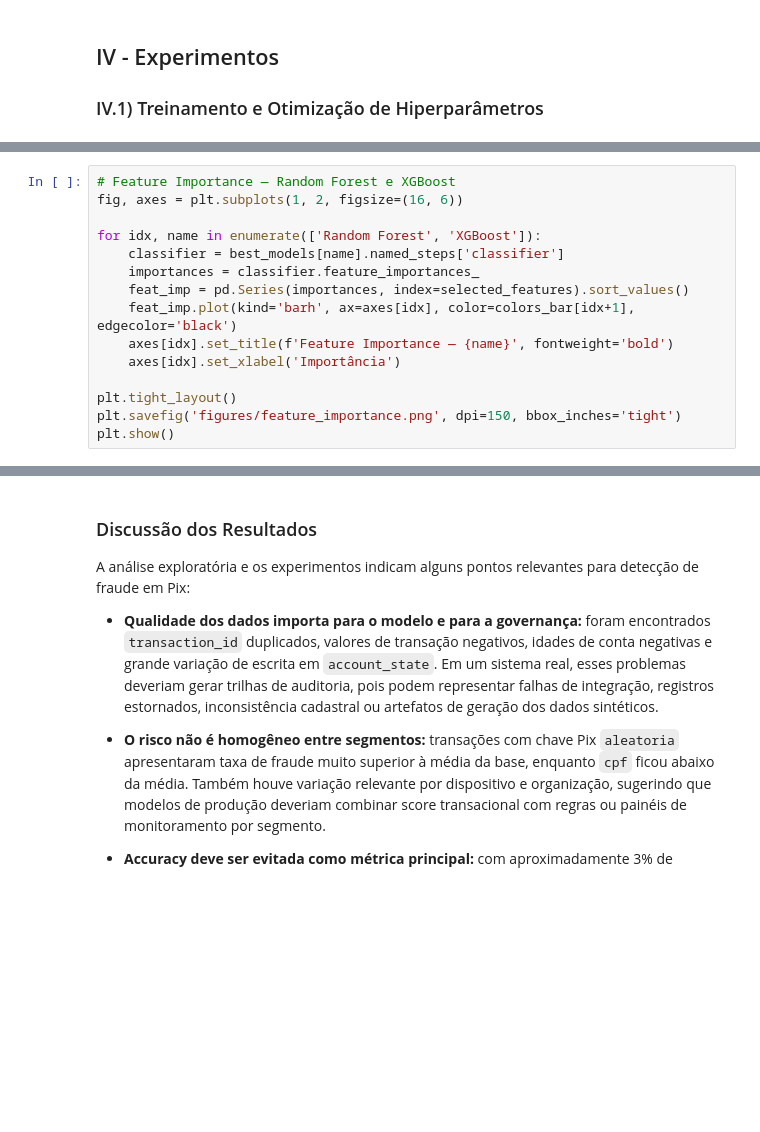
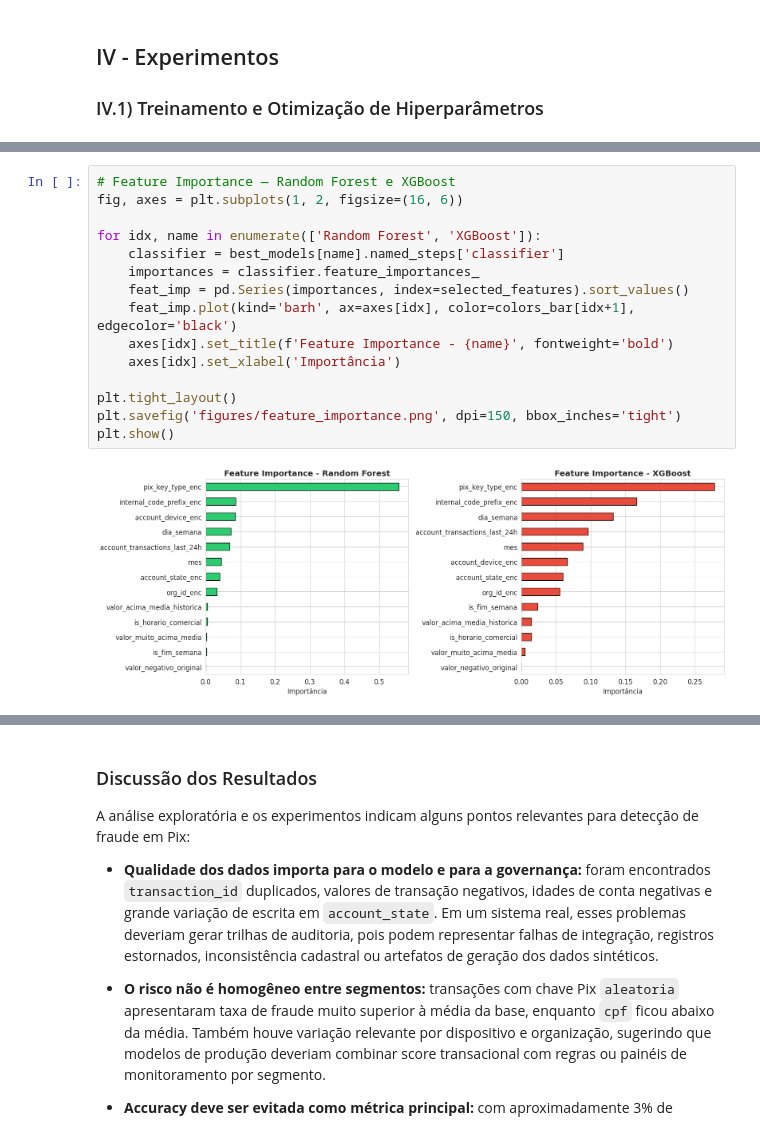
Before and after one commit to coqzieiro/ML-pix-fraud, a Jupyter notebook: projeto_deteccao_fraude_pix.ipynb, the cells around one changed output, grey strips where cells are left out. Drawn from its saved outputs; the diff is of its cells as text; blank space fills up the shorter version.

```diff
--- a/projeto_deteccao_fraude_pix.ipynb
+++ b/projeto_deteccao_fraude_pix.ipynb
@@ -785,18 +933,20 @@ plt.show()
 # %%
 # Feature Importance — Random Forest e XGBoost
 fig, axes = plt.subplots(1, 2, figsize=(16, 6))
 
 for idx, name in enumerate(['Random Forest', 'XGBoost']):
     classifier = best_models[name].named_steps['classifier']
     importances = classifier.feature_importances_
     feat_imp = pd.Series(importances, index=selected_features).sort_values()
     feat_imp.plot(kind='barh', ax=axes[idx], color=colors_bar[idx+1], edgecolor='black')
-    axes[idx].set_title(f'Feature Importance — {name}', fontweight='bold')
+    axes[idx].set_title(f'Feature Importance - {name}', fontweight='bold')
     axes[idx].set_xlabel('Importância')
 
 plt.tight_layout()
 plt.savefig('figures/feature_importance.png', dpi=150, bbox_inches='tight')
 plt.show()
+# %% [output]
+[figure, added]
 # %%
 # Classification Report detalhado do melhor modelo
 best_name = results_df['F1-Score'].idxmax()
```
Also changed, not shown: parts of 20 cells of this notebook, 7 other files.
